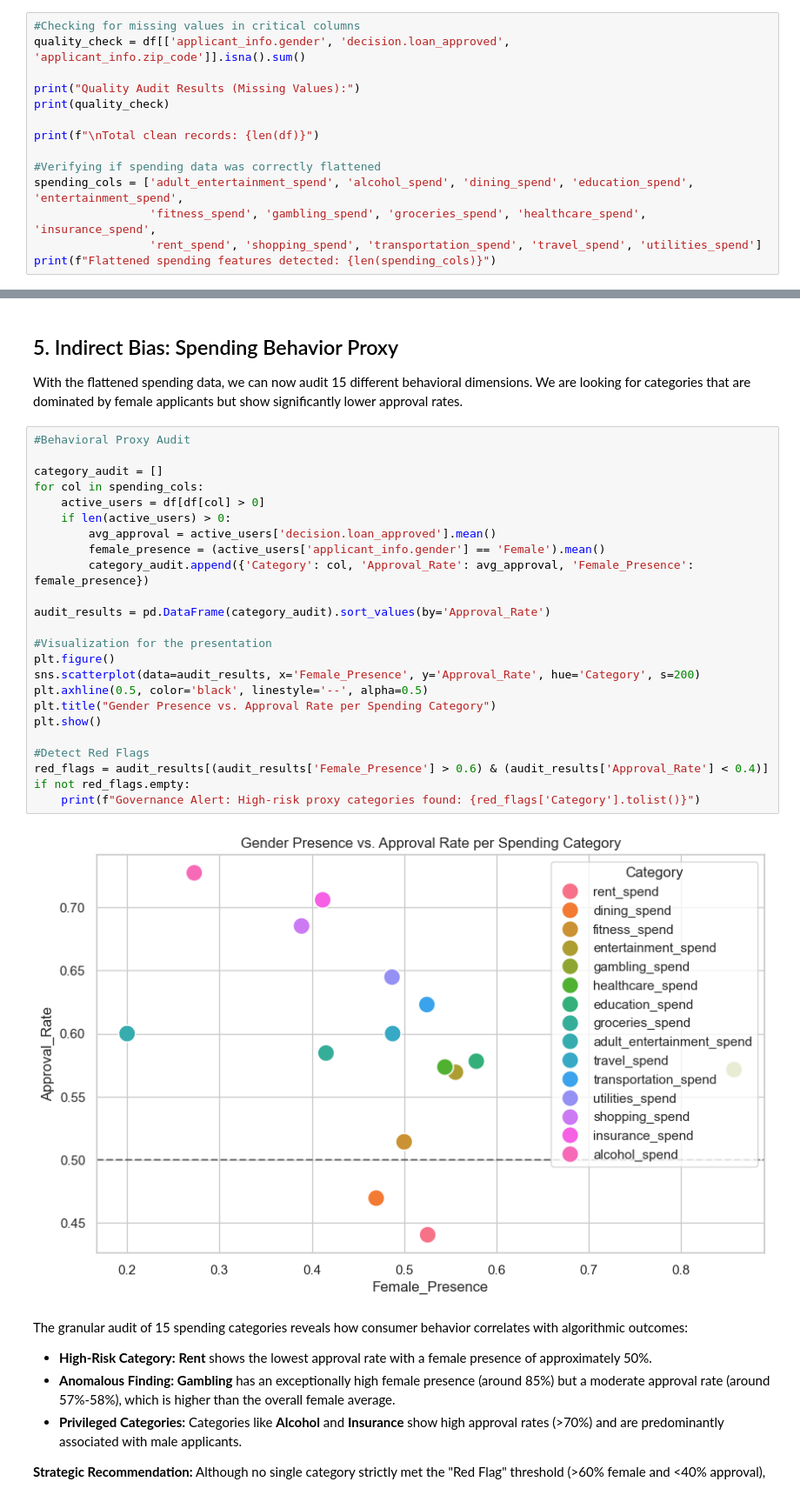
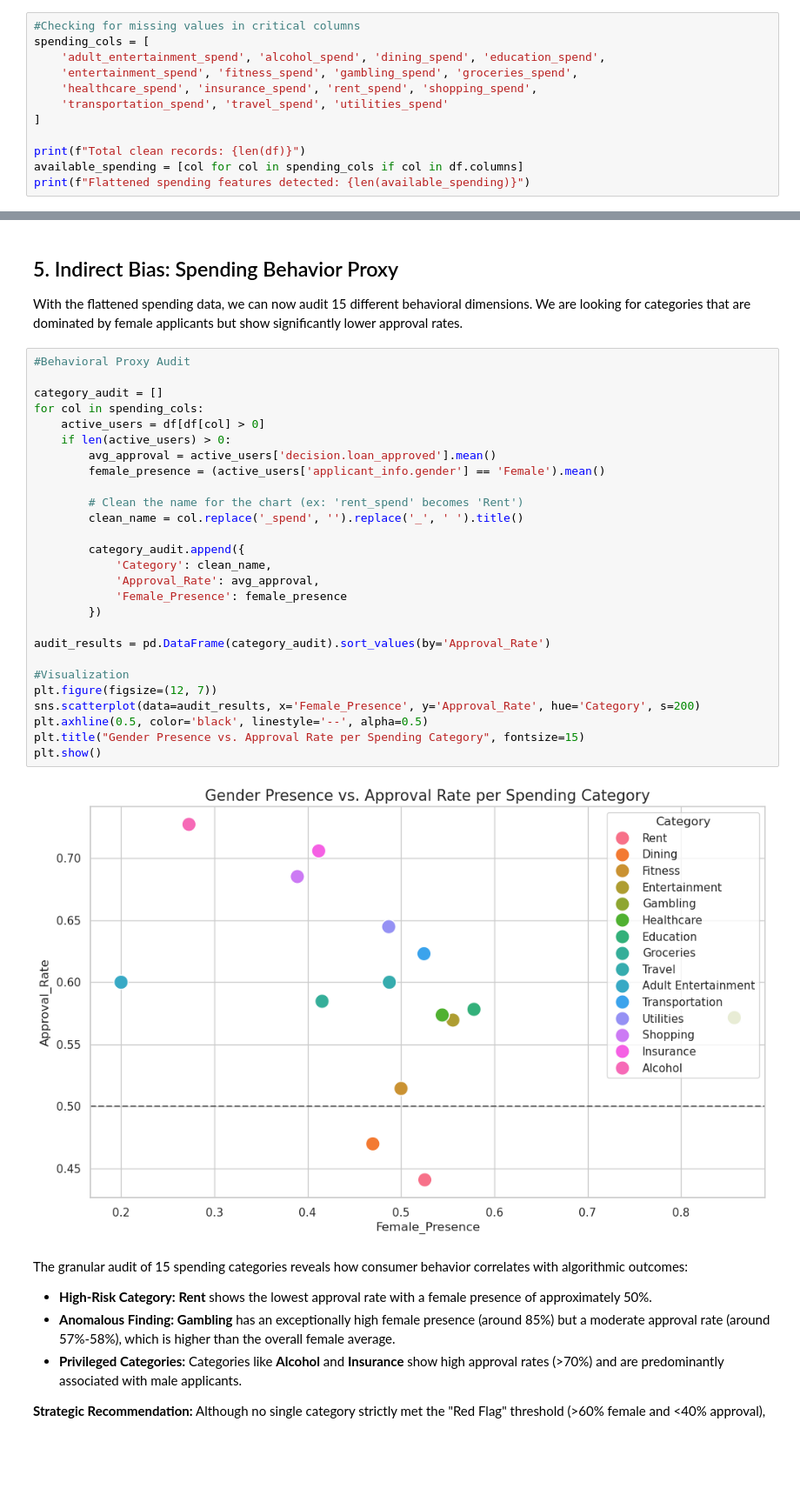
Before and after one commit to AMFreitas04/dego-project-team8, a Jupyter notebook: notebooks/02 - bias - analysis.ipynb, the cells around one changed output, grey strips where cells are left out. Shown at 87% size. Cells and saved outputs as stored; diff of their text form; blank space fills up the shorter version.

Commit message:
audit: integrate fairness analysis and synchronize repository baseline

```diff
--- a/notebooks/02 - bias - analysis.ipynb
+++ b/notebooks/02 - bias - analysis.ipynb
@@ -44,16 +44,14 @@ df.head()
 Before the analysis, we validate the work of the Data Engineering team. A high-quality audit requires zero missing values in protected attributes and a structured format for behavioral data.
 # %%
 #Checking for missing values in critical columns
-quality_check = df[['applicant_info.gender', 'decision.loan_approved', 'applicant_info.zip_code']].isna().sum()
+spending_cols = [
+    'adult_entertainment_spend', 'alcohol_spend', 'dining_spend', 'education_spend',
+    'entertainment_spend', 'fitness_spend', 'gambling_spend', 'groceries_spend',
+    'healthcare_spend', 'insurance_spend', 'rent_spend', 'shopping_spend',
+    'transportation_spend', 'travel_spend', 'utilities_spend'
+]
 
-print("Quality Audit Results (Missing Values):")
-print(quality_check)
-
-print(f"\nTotal clean records: {len(df)}")
-
-#Verifying if spending data was correctly flattened
-spending_cols = ['adult_entertainment_spend', 'alcohol_spend', 'dining_spend', 'education_spend', 'entertainment_spend',
-                 'fitness_spend', 'gambling_spend', 'groceries_spend', 'healthcare_spend', 'insurance_spend',
-                 'rent_spend', 'shopping_spend', 'transportation_spend', 'travel_spend', 'utilities_spend']
-print(f"Flattened spending features detected: {len(spending_cols)}")
+print(f"Total clean records: {len(df)}")
+available_spending = [col for col in spending_cols if col in df.columns]
+print(f"Flattened spending features detected: {len(available_spending)}")
 # %% [output]
@@ -135,29 +127,32 @@ With the flattened spending data, we can now audit 15 different behavioral dimen
 # %%
 #Behavioral Proxy Audit
 
 category_audit = []
 for col in spending_cols:
     active_users = df[df[col] > 0]
     if len(active_users) > 0:
         avg_approval = active_users['decision.loan_approved'].mean()
         female_presence = (active_users['applicant_info.gender'] == 'Female').mean()
-        category_audit.append({'Category': col, 'Approval_Rate': avg_approval, 'Female_Presence': female_presence})
+
+        # Clean the name for the chart (ex: 'rent_spend' becomes 'Rent')
+        clean_name = col.replace('_spend', '').replace('_', ' ').title()
+
+        category_audit.append({
+            'Category': clean_name,
+            'Approval_Rate': avg_approval,
+            'Female_Presence': female_presence
+        })
 
 audit_results = pd.DataFrame(category_audit).sort_values(by='Approval_Rate')
 
-#Visualization for the presentation
-plt.figure()
+#Visualization
+plt.figure(figsize=(12, 7))
 sns.scatterplot(data=audit_results, x='Female_Presence', y='Approval_Rate', hue='Category', s=200)
 plt.axhline(0.5, color='black', linestyle='--', alpha=0.5)
-plt.title("Gender Presence vs. Approval Rate per Spending Category")
+plt.title("Gender Presence vs. Approval Rate per Spending Category", fontsize=15)
 plt.show()
-
-#Detect Red Flags
-red_flags = audit_results[(audit_results['Female_Presence'] > 0.6) & (audit_results['Approval_Rate'] < 0.4)]
-if not red_flags.empty:
-    print(f"Governance Alert: High-risk proxy categories found: {red_flags['Category'].tolist()}")
 # %% [output]
-[figure, old version]
+[figure, new version]
 # %% [markdown]
 The granular audit of 15 spending categories reveals how consumer behavior correlates with algorithmic outcomes:
 * **High-Risk Category:** **Rent** shows the lowest approval rate with a female presence of approximately 50%.
```
Also changed, not shown: parts of 5 cells of this notebook, 2 other files.
